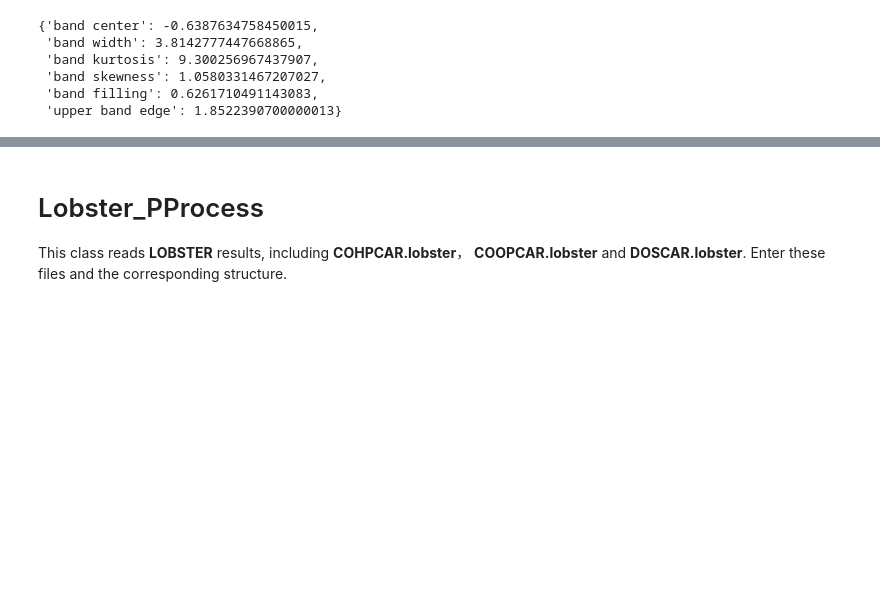
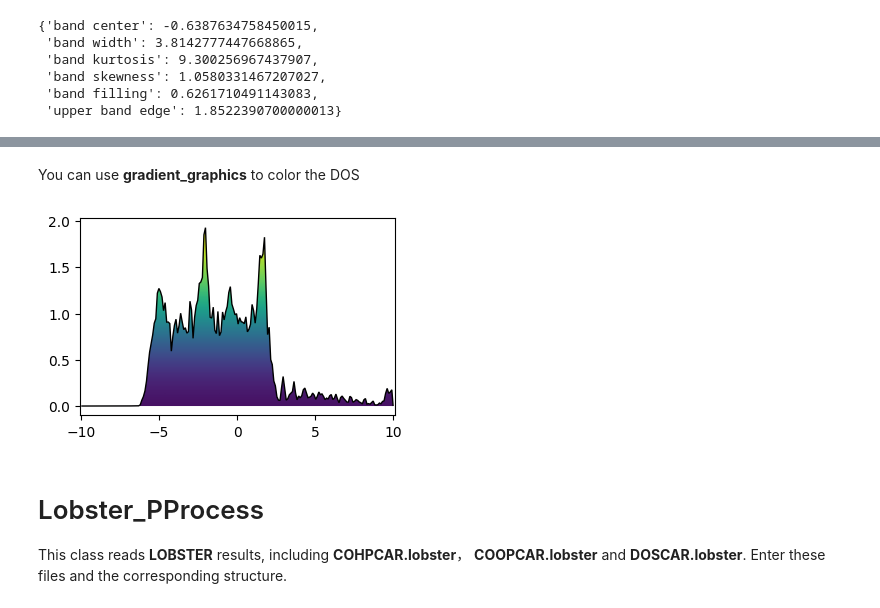
Before and after one commit to jchddd/scripts, a Jupyter notebook: jworkflow/Tutorial-electronic.ipynb, the cells around one changed output, grey strips where cells are left out. Cells and saved outputs as stored; diff of their text form; code cells hidden in the pictures; blank space fills up the shorter version.

```diff
--- a/jworkflow/Tutorial-electronic.ipynb
+++ b/jworkflow/Tutorial-electronic.ipynb
@@ -51,3 +52,18 @@ ax.set_xlim([-10,10])
+# %% [markdown]
+You can use **gradient_graphics** to color the DOS
+# %%
+x = []; y = []
+for i, e in enumerate(E):
+    if e > -10 and e < 10:
+        x.append(E[i])
+        y.append(DOS[0][i])
+x.append(10); y.append(0)
+
+fig = plt.figure(figsize=(8 / 2.54, 5 / 2.54))
+ax = fig.figure.add_axes([0, 0, 1, 1])
+gradient_graphics(ax, x, y)
+# %% [output]
+[figure, added]
 # %% [markdown]
 # Lobster_PProcess
 This class reads **LOBSTER** results, including **COHPCAR.lobster**， **COOPCAR.lobster** and **DOSCAR.lobster**. Enter these files and the corresponding structure.
```
Also changed, not shown: parts of 9 cells of this notebook.
